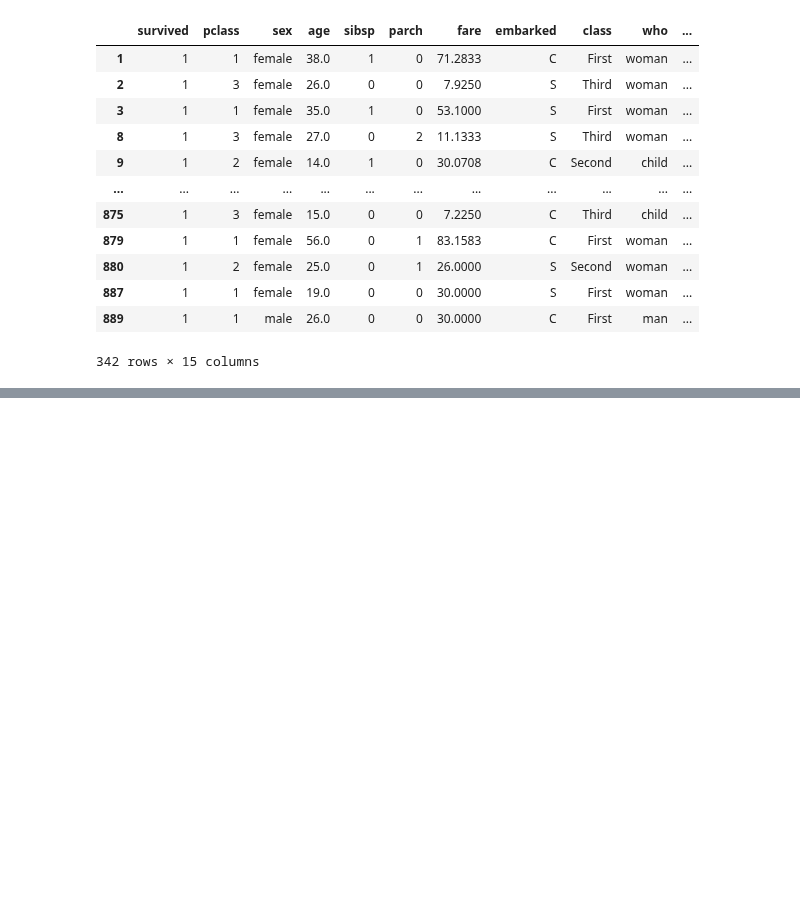
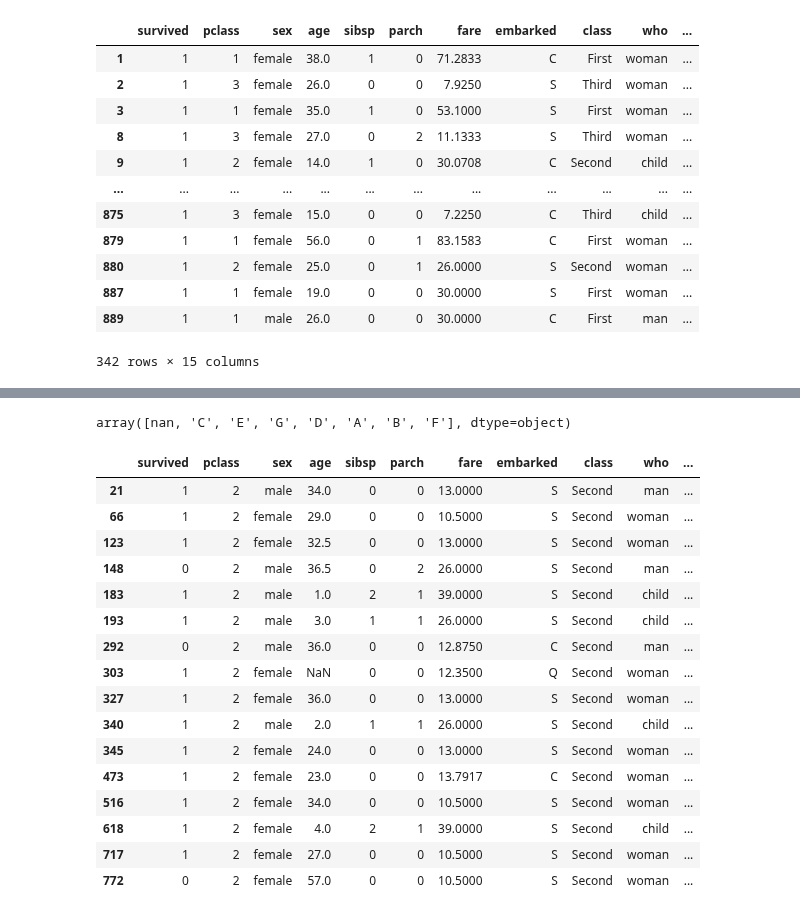
Before and after one commit to Vaishnavi-Gajinkar/Codingwise, a Jupyter notebook: projectsNcasestudies/titanicCS.ipynb, the cells around one changed output, grey strips where cells are left out. Cells and saved outputs as stored; diff of their text form; code cells hidden in the pictures; blank space fills up the shorter version.

```diff
--- a/projectsNcasestudies/titanicCS.ipynb
+++ b/projectsNcasestudies/titanicCS.ipynb
@@ -269,0 +335,25 @@ ValueError: The truth value of a Series is ambiguous. Use a.empty, a.bool(), a.i
+# %%
+# Show details of passengers who had a cabin and were in second class.
+df['deck'].unique()
+# %% [output]
+array([nan, 'C', 'E', 'G', 'D', 'A', 'B', 'F'], dtype=object)
+# %%
+df[(df['deck'].notna()) & (df['class']=="Second")]
+# %% [output]
+|  | survived | pclass | sex | age | sibsp | parch | fare | embarked | class | who | ... |
+| 21 | 1 | 2 | male | 34.0 | 0 | 0 | 13.0000 | S | Second | man | ... |
+| 66 | 1 | 2 | female | 29.0 | 0 | 0 | 10.5000 | S | Second | woman | ... |
+| 123 | 1 | 2 | female | 32.5 | 0 | 0 | 13.0000 | S | Second | woman | ... |
+| 148 | 0 | 2 | male | 36.5 | 0 | 2 | 26.0000 | S | Second | man | ... |
+| 183 | 1 | 2 | male | 1.0 | 2 | 1 | 39.0000 | S | Second | child | ... |
+| 193 | 1 | 2 | male | 3.0 | 1 | 1 | 26.0000 | S | Second | child | ... |
+| 292 | 0 | 2 | male | 36.0 | 0 | 0 | 12.8750 | C | Second | man | ... |
+| 303 | 1 | 2 | female | NaN | 0 | 0 | 12.3500 | Q | Second | woman | ... |
+| 327 | 1 | 2 | female | 36.0 | 0 | 0 | 13.0000 | S | Second | woman | ... |
+| 340 | 1 | 2 | male | 2.0 | 1 | 1 | 26.0000 | S | Second | child | ... |
+| 345 | 1 | 2 | female | 24.0 | 0 | 0 | 13.0000 | S | Second | woman | ... |
+| 473 | 1 | 2 | female | 23.0 | 0 | 0 | 13.7917 | C | Second | woman | ... |
+| 516 | 1 | 2 | female | 34.0 | 0 | 0 | 10.5000 | S | Second | woman | ... |
+| 618 | 1 | 2 | female | 4.0 | 2 | 1 | 39.0000 | S | Second | child | ... |
+| 717 | 1 | 2 | female | 27.0 | 0 | 0 | 10.5000 | S | Second | woman | ... |
+| 772 | 0 | 2 | female | 57.0 | 0 | 0 | 10.5000 | S | Second | woman | ... |
```
Also changed, not shown: parts of 8 cells of this notebook.
